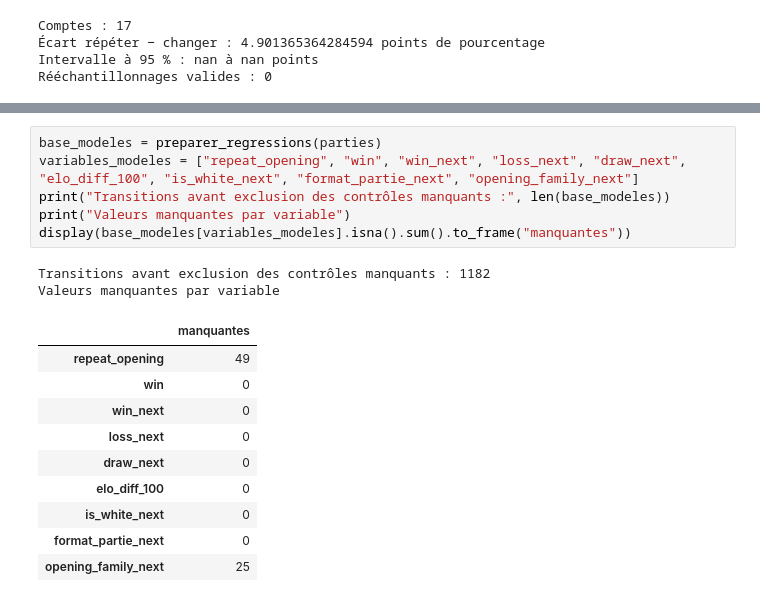
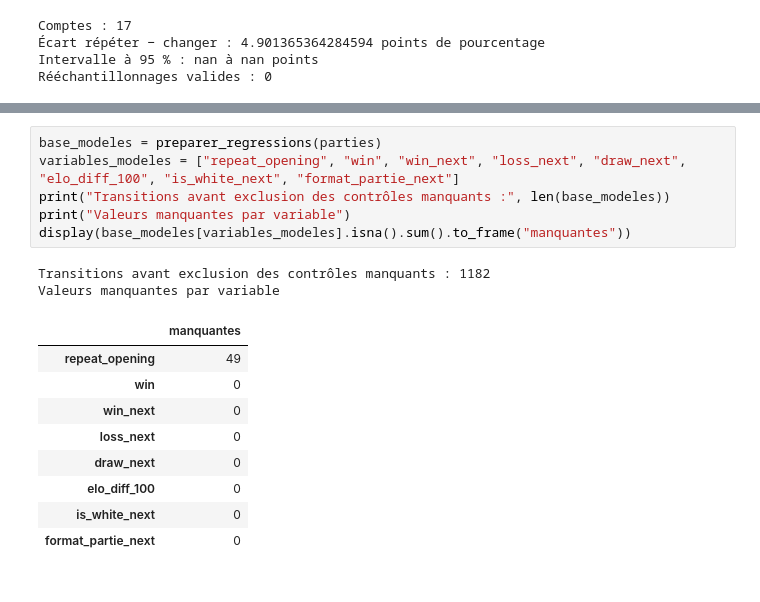
Before and after one commit to Hadrienfonrojet/ANALYSE-MARCHE-, a Jupyter notebook: Analyse_data.ipynb, the cells around one changed output, grey strips where cells are left out. Cells and saved outputs as stored; diff of their text form.

```diff
--- a/Analyse_data.ipynb
+++ b/Analyse_data.ipynb
@@ -565,19 +565,18 @@ Ces modèles portent sur toutes les transitions exploitables, en ajustant sur la
 # %%
 base_modeles = preparer_regressions(parties)
-variables_modeles = ["repeat_opening", "win", "win_next", "loss_next", "draw_next", "elo_diff_100", "is_white_next", "format_partie_next", "opening_family_next"]
+variables_modeles = ["repeat_opening", "win", "win_next", "loss_next", "draw_next", "elo_diff_100", "is_white_next", "format_partie_next"]
 print("Transitions avant exclusion des contrôles manquants :", len(base_modeles))
 print("Valeurs manquantes par variable")
 display(base_modeles[variables_modeles].isna().sum().to_frame("manquantes"))
 # %% [output]
 Transitions avant exclusion des contrôles manquants : 1182
 Valeurs manquantes par variable
 |  | manquantes |
 | repeat_opening | 49 |
 | win | 0 |
 | win_next | 0 |
 | loss_next | 0 |
 | draw_next | 0 |
 | elo_diff_100 | 0 |
 | is_white_next | 0 |
 | format_partie_next | 0 |
-| opening_family_next | 25 |
```
Also changed, not shown: parts of 98 cells of this notebook.
